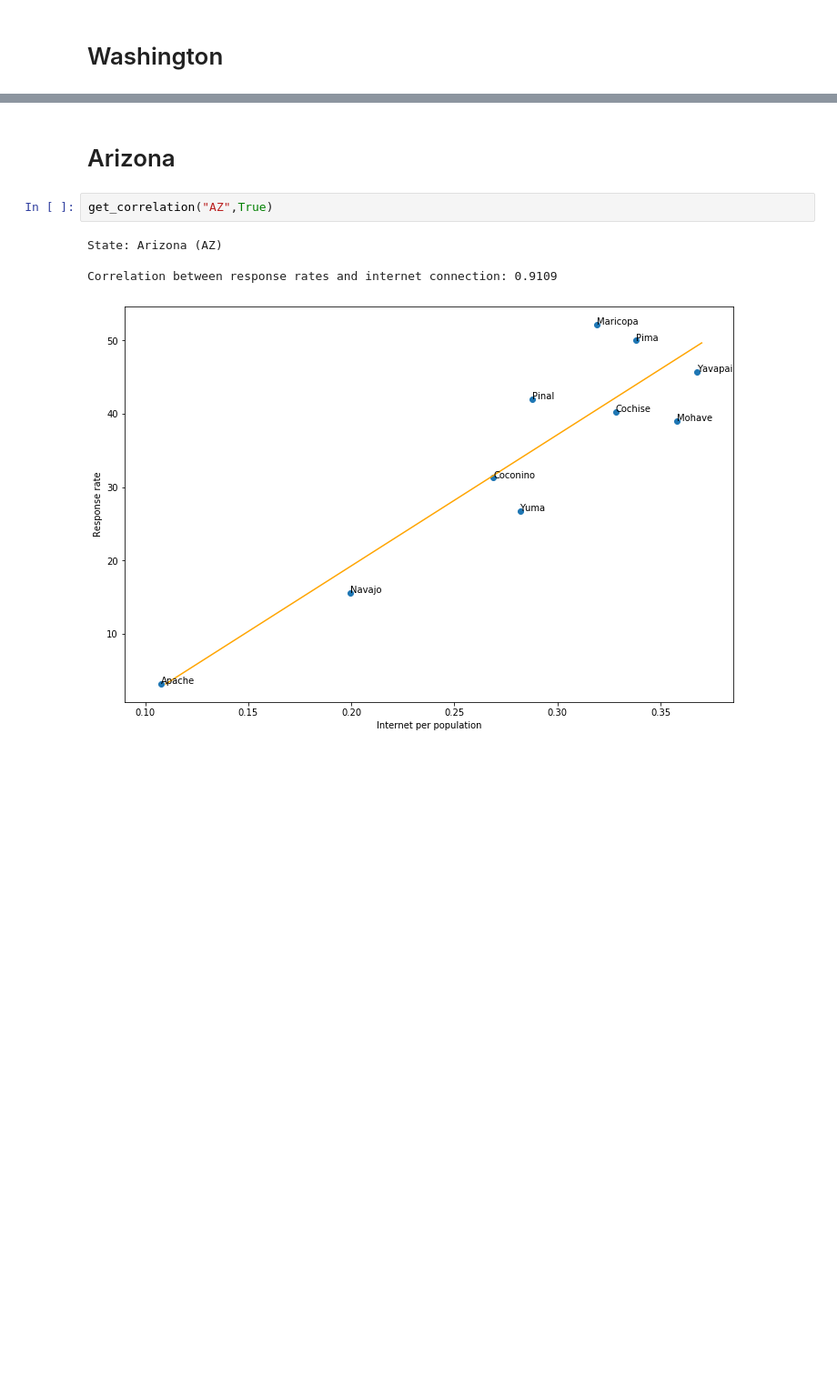
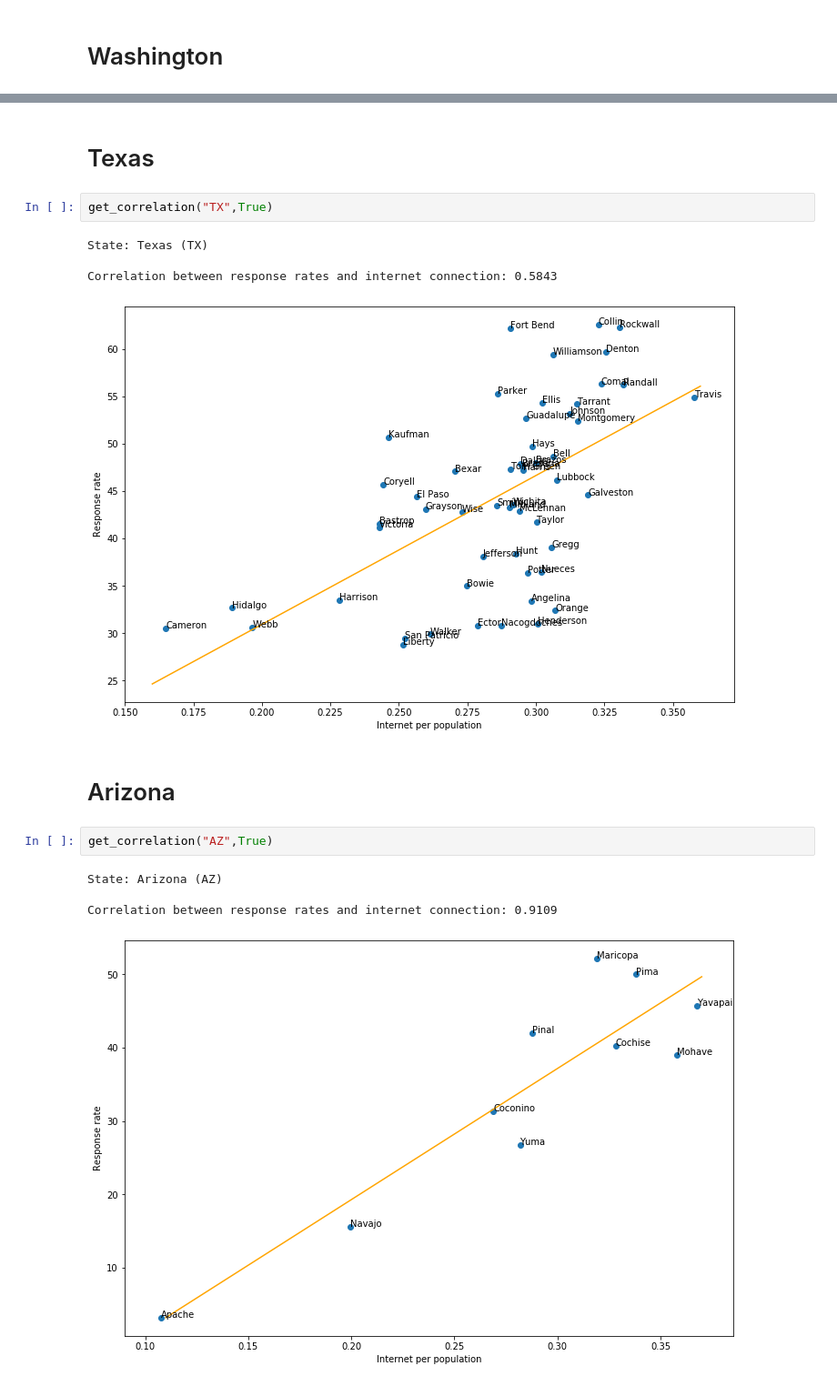
Before and after one commit to Bernacho/NewsCounts-InternetConnection, a Jupyter notebook: broadband_and_responseRates.ipynb, the cells around one changed output, grey strips where cells are left out. Shown at 91% size. Drawn from its saved outputs; the diff is of its cells as text; blank space fills up the shorter version.

```diff
--- a/broadband_and_responseRates.ipynb
+++ b/broadband_and_responseRates.ipynb
@@ -169,4 +169,13 @@ Correlation between response rates and internet connection: 0.4366
 [figure]
+# %% [markdown]
+# Texas
+# %%
+get_correlation("TX",True)
+# %% [output]
+State: Texas (TX)
+
+Correlation between response rates and internet connection: 0.5843
+[figure, added]
 # %% [markdown]
 # Arizona
 # %%
```
Also changed, not shown: parts of 8 cells of this notebook.
